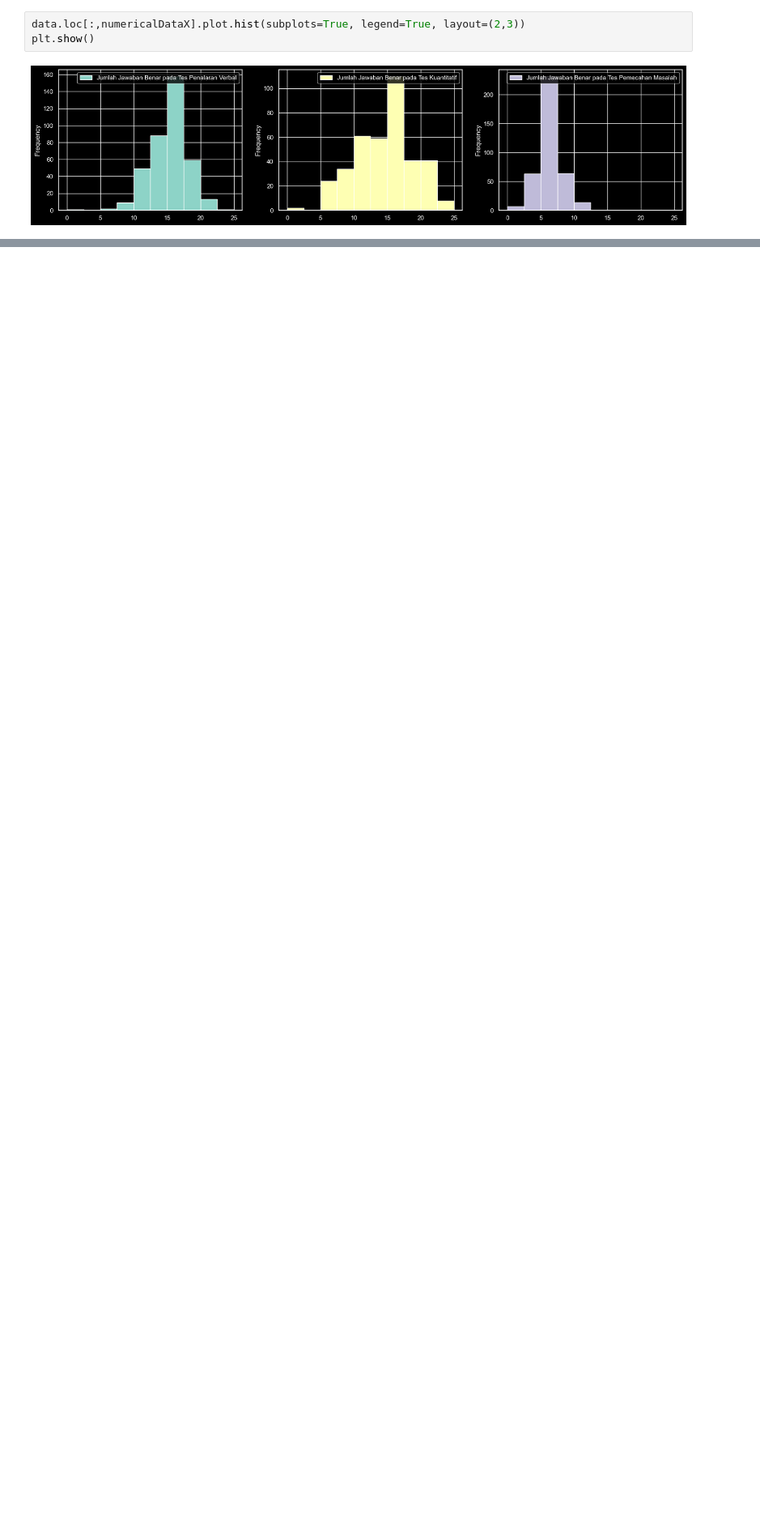
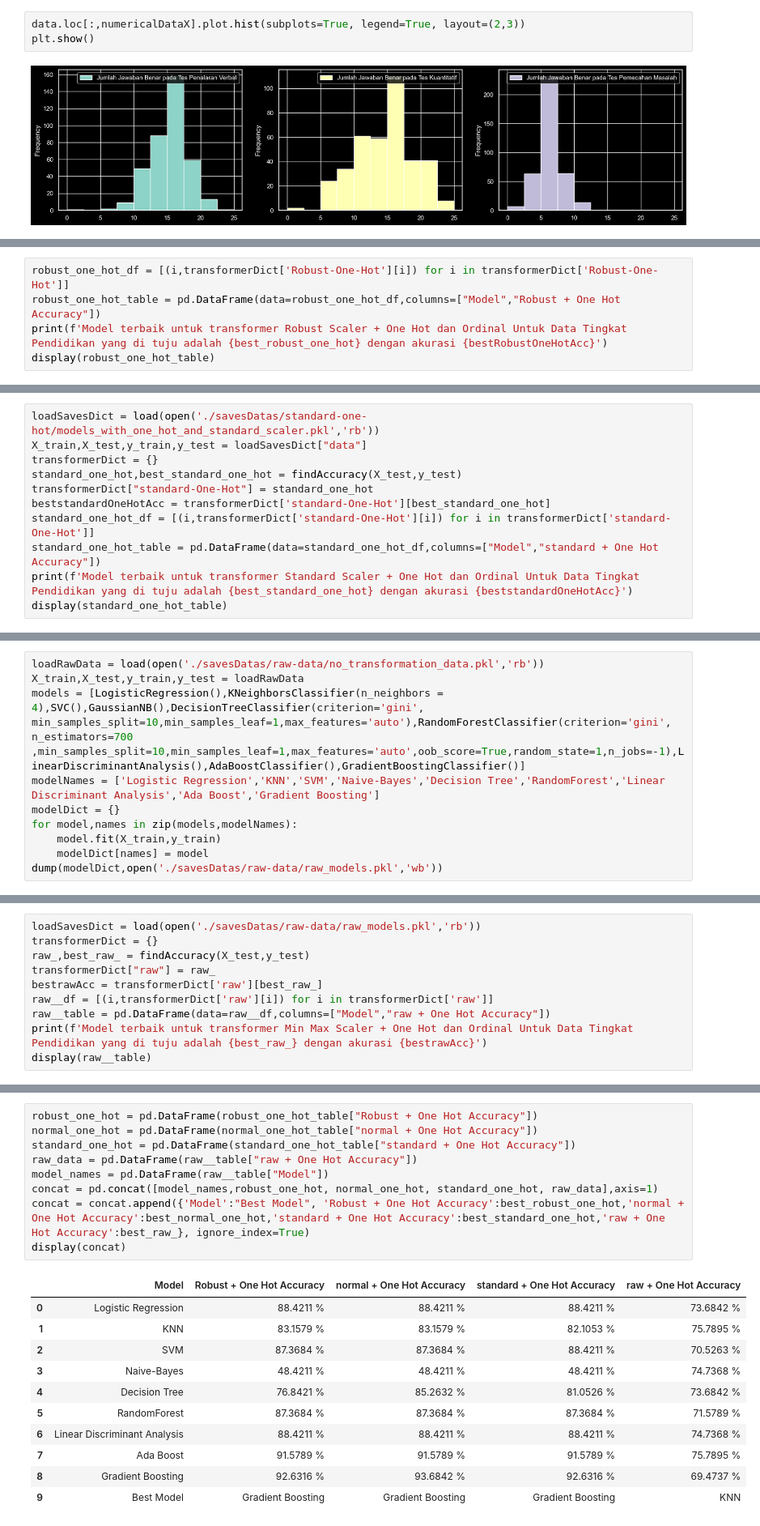
Before and after one commit to StefannusChristian/Data-Processing-and-Engineering, a Jupyter notebook: transformasi-lanjut/IBDA3111_StefannusChristian_202000138_TransformasiLanjut.ipynb, the cells around one changed output, grey strips where cells are left out. Shown at 81% size. Cells and saved outputs as stored; diff of their text form; blank space fills up the shorter version.

```diff
--- a/transformasi-lanjut/IBDA3111_StefannusChristian_202000138_TransformasiLanjut.ipynb
+++ b/transformasi-lanjut/IBDA3111_StefannusChristian_202000138_TransformasiLanjut.ipynb
@@ -437,0 +426,5 @@ robust_one_hot_table
+# %%
+robust_one_hot_df = [(i,transformerDict['Robust-One-Hot'][i]) for i in transformerDict['Robust-One-Hot']]
+robust_one_hot_table = pd.DataFrame(data=robust_one_hot_df,columns=["Model","Robust + One Hot Accuracy"])
+print(f'Model terbaik untuk transformer Robust Scaler + One Hot dan Ordinal Untuk Data Tingkat Pendidikan yang di tuju adalah {best_robust_one_hot} dengan akurasi {bestRobustOneHotAcc}')
+display(robust_one_hot_table)
@@ -437,0 +500,11 @@ robust_one_hot_table
+# %%
+loadSavesDict = load(open('./savesDatas/standard-one-hot/models_with_one_hot_and_standard_scaler.pkl','rb'))
+X_train,X_test,y_train,y_test = loadSavesDict["data"]
+transformerDict = {}
+standard_one_hot,best_standard_one_hot = findAccuracy(X_test,y_test)
+transformerDict["standard-One-Hot"] = standard_one_hot
+beststandardOneHotAcc = transformerDict['standard-One-Hot'][best_standard_one_hot]
+standard_one_hot_df = [(i,transformerDict['standard-One-Hot'][i]) for i in transformerDict['standard-One-Hot']]
+standard_one_hot_table = pd.DataFrame(data=standard_one_hot_df,columns=["Model","standard + One Hot Accuracy"])
+print(f'Model terbaik untuk transformer Standard Scaler + One Hot dan Ordinal Untuk Data Tingkat Pendidikan yang di tuju adalah {best_standard_one_hot} dengan akurasi {beststandardOneHotAcc}')
+display(standard_one_hot_table)
@@ -437,0 +523,10 @@ robust_one_hot_table
+# %%
+loadRawData = load(open('./savesDatas/raw-data/no_transformation_data.pkl','rb'))
+X_train,X_test,y_train,y_test = loadRawData
+models = [LogisticRegression(),KNeighborsClassifier(n_neighbors = 4),SVC(),GaussianNB(),DecisionTreeClassifier(criterion='gini', min_samples_split=10,min_samples_leaf=1,max_features='auto'),RandomForestClassifier(criterion='gini', n_estimators=700 ,min_samples_split=10,min_samples_leaf=1,max_features='auto',oob_score=True,random_state=1,n_jobs=-1),LinearDiscriminantAnalysis(),AdaBoostClassifier(),GradientBoostingClassifier()]
+modelNames = ['Logistic Regression','KNN','SVM','Naive-Bayes','Decision Tree','RandomForest','Linear Discriminant Analysis','Ada Boost','Gradient Boosting']
+modelDict = {}
+for model,names in zip(models,modelNames):
+    model.fit(X_train,y_train)
+    modelDict[names] = model
+dump(modelDict,open('./savesDatas/raw-data/raw_models.pkl','wb'))
@@ -437,0 +537,10 @@ robust_one_hot_table
+# %%
+loadSavesDict = load(open('./savesDatas/raw-data/raw_models.pkl','rb'))
+transformerDict = {}
+raw_,best_raw_ = findAccuracy(X_test,y_test)
+transformerDict["raw"] = raw_
+bestrawAcc = transformerDict['raw'][best_raw_]
+raw__df = [(i,transformerDict['raw'][i]) for i in transformerDict['raw']]
+raw__table = pd.DataFrame(data=raw__df,columns=["Model","raw + One Hot Accuracy"])
+print(f'Model terbaik untuk transformer Min Max Scaler + One Hot dan Ordinal Untuk Data Tingkat Pendidikan yang di tuju adalah {best_raw_} dengan akurasi {bestrawAcc}')
+display(raw__table)
@@ -437,0 +561,21 @@ robust_one_hot_table
+# %%
+robust_one_hot = pd.DataFrame(robust_one_hot_table["Robust + One Hot Accuracy"])
+normal_one_hot = pd.DataFrame(normal_one_hot_table["normal + One Hot Accuracy"])
+standard_one_hot = pd.DataFrame(standard_one_hot_table["standard + One Hot Accuracy"])
+raw_data = pd.DataFrame(raw__table["raw + One Hot Accuracy"])
+model_names = pd.DataFrame(raw__table["Model"])
+concat = pd.concat([model_names,robust_one_hot, normal_one_hot, standard_one_hot, raw_data],axis=1)
+concat = concat.append({'Model':"Best Model", 'Robust + One Hot Accuracy':best_robust_one_hot,'normal + One Hot Accuracy':best_normal_one_hot,'standard + One Hot Accuracy':best_standard_one_hot,'raw + One Hot Accuracy':best_raw_}, ignore_index=True)
+display(concat)
+# %% [output]
+|  | Model | Robust + One Hot Accuracy | normal + One Hot Accuracy | standard + One Hot Accuracy | raw + One Hot Accuracy |
+| 0 | Logistic Regression | 88.4211 % | 88.4211 % | 88.4211 % | 73.6842 % |
+| 1 | KNN | 83.1579 % | 83.1579 % | 82.1053 % | 75.7895 % |
+| 2 | SVM | 87.3684 % | 87.3684 % | 88.4211 % | 70.5263 % |
+| 3 | Naive-Bayes | 48.4211 % | 48.4211 % | 48.4211 % | 74.7368 % |
+| 4 | Decision Tree | 76.8421 % | 85.2632 % | 81.0526 % | 73.6842 % |
+| 5 | RandomForest | 87.3684 % | 87.3684 % | 87.3684 % | 71.5789 % |
+| 6 | Linear Discriminant Analysis | 88.4211 % | 88.4211 % | 88.4211 % | 74.7368 % |
+| 7 | Ada Boost | 91.5789 % | 91.5789 % | 91.5789 % | 75.7895 % |
+| 8 | Gradient Boosting | 92.6316 % | 93.6842 % | 92.6316 % | 69.4737 % |
+| 9 | Best Model | Gradient Boosting | Gradient Boosting | Gradient Boosting | KNN |
```
Also changed, not shown: parts of 29 cells of this notebook, 9 other files.
